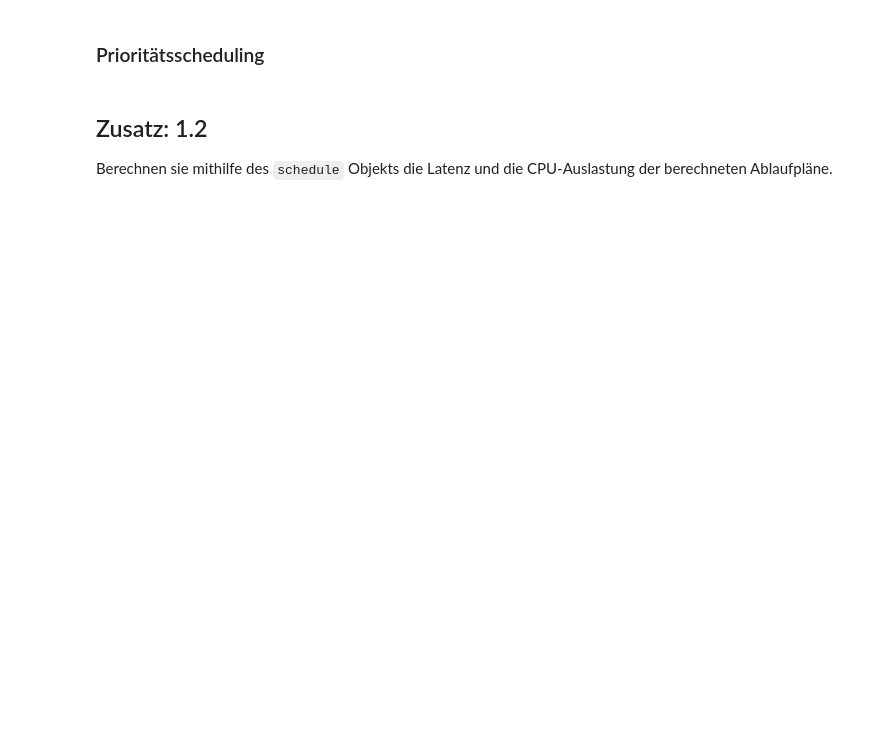
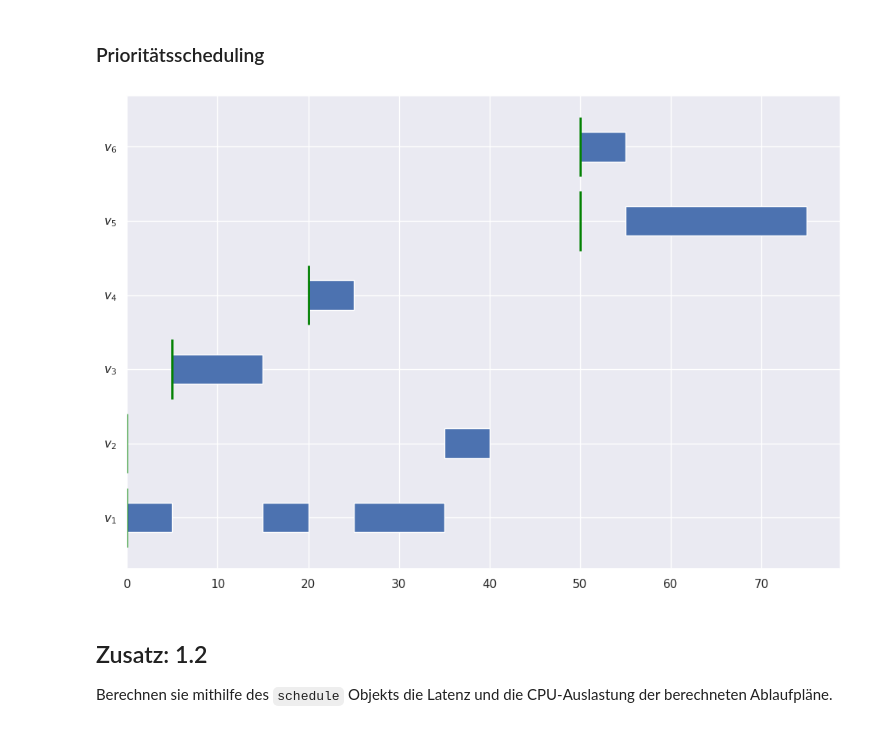
Before and after one commit to lsteff/amd-es-scheduling-exercise, a Jupyter notebook: exercise9.ipynb, the cells around one changed output. Saved outputs shown, nothing was run; the diff lists cells and outputs as text; code cells hidden in the pictures; blank space fills up the shorter version.

```diff
--- a/exercise9.ipynb
+++ b/exercise9.ipynb
@@ -95,12 +116,19 @@ srtn_schedule.gantt_chart()
 # %%
 class Priority(Scheduler):
     def update(self, new_tasks):
-        # insert your solution and remove "pass" line
-        pass
+        if len(new_tasks) != 0:
+            self.tasks_active += new_tasks
+            self.tasks_active.sort(key=lambda task: -task.priority)
+
+        if len(self.tasks_active) > 0:
+            self.current_task = self.tasks_active[0]
+
 
 scheduler = Priority()
 prio_schedule = scheduler.schedule(task_list)
 prio_schedule.gantt_chart()
+# %% [output]
+[figure, added]
 # %% [markdown]
 ## Zusatz: 1.2
 
```
Also changed, not shown: parts of 9 cells of this notebook.
